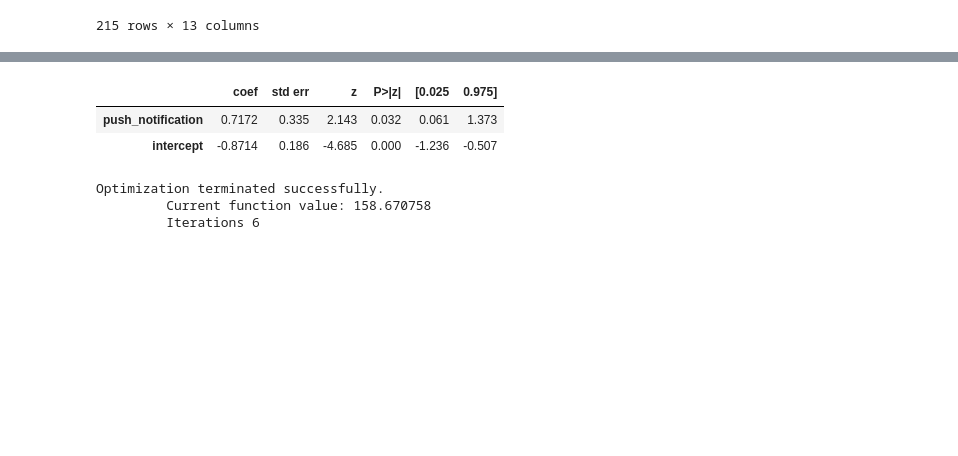
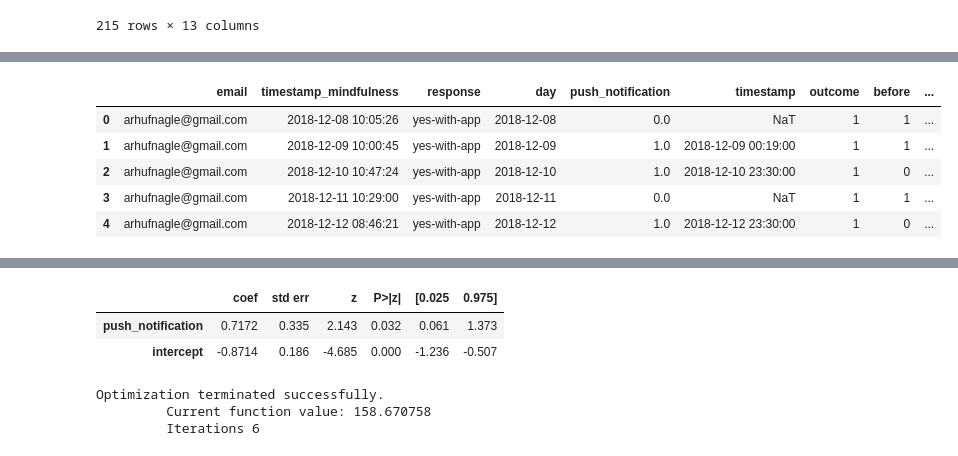
Before and after one commit to techashish12/HeadSpace_MRT, a Jupyter notebook: code/mindfulness_mrt_exploration.ipynb, the cells around one changed output, grey strips where cells are left out. Saved outputs shown, nothing was run; the diff lists cells and outputs as text; code cells hidden in the pictures; blank space fills up the shorter version.

```diff
--- a/code/mindfulness_mrt_exploration.ipynb
+++ b/code/mindfulness_mrt_exploration.ipynb
@@ -296,3 +316,12 @@ def run_model(X, features, outcome_var):
+# %%
+notif_w_mindfulness_resp.head()
+# %% [output]
+|  | email | timestamp_mindfulness | response | day | push_notification | timestamp | outcome | before | ... |
+| 0 | arhufnagle@gmail.com | 2018-12-08 10:05:26 | yes-with-app | 2018-12-08 | 0.0 | NaT | 1 | 1 | ... |
+| 1 | arhufnagle@gmail.com | 2018-12-09 10:00:45 | yes-with-app | 2018-12-09 | 1.0 | 2018-12-09 00:19:00 | 1 | 1 | ... |
+| 2 | arhufnagle@gmail.com | 2018-12-10 10:47:24 | yes-with-app | 2018-12-10 | 1.0 | 2018-12-10 23:30:00 | 1 | 0 | ... |
+| 3 | arhufnagle@gmail.com | 2018-12-11 10:29:00 | yes-with-app | 2018-12-11 | 0.0 | NaT | 1 | 1 | ... |
+| 4 | arhufnagle@gmail.com | 2018-12-12 08:46:21 | yes-with-app | 2018-12-12 | 1.0 | 2018-12-12 23:30:00 | 1 | 0 | ... |
 # %%
 f = [' push_notification', 'intercept']# 'prev_day_outcome', 'intercept']
 o = 'yes-with-app'
```
Also changed, not shown: parts of 4 cells of this notebook, 1 other file.
